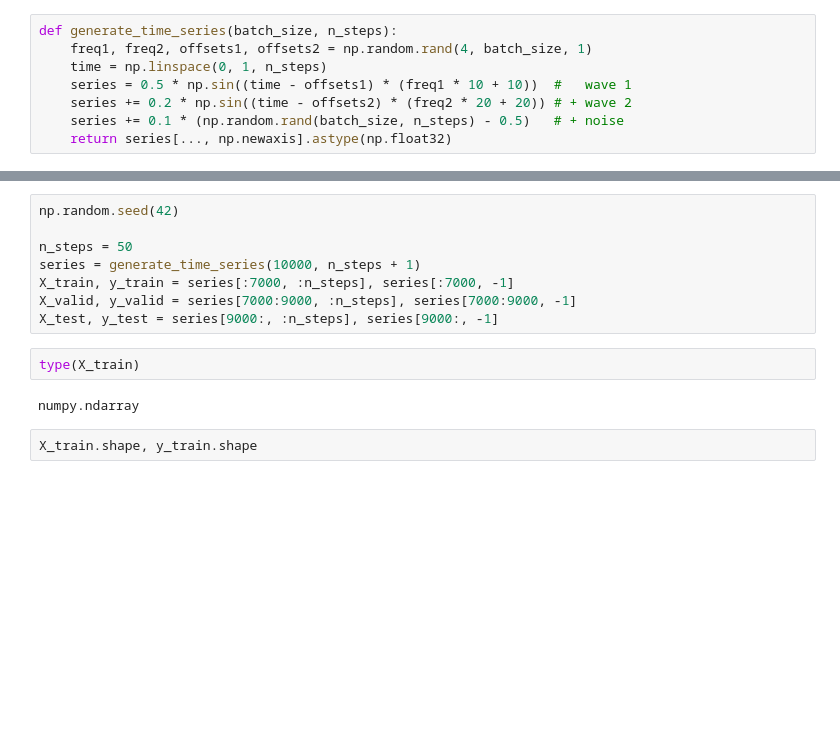
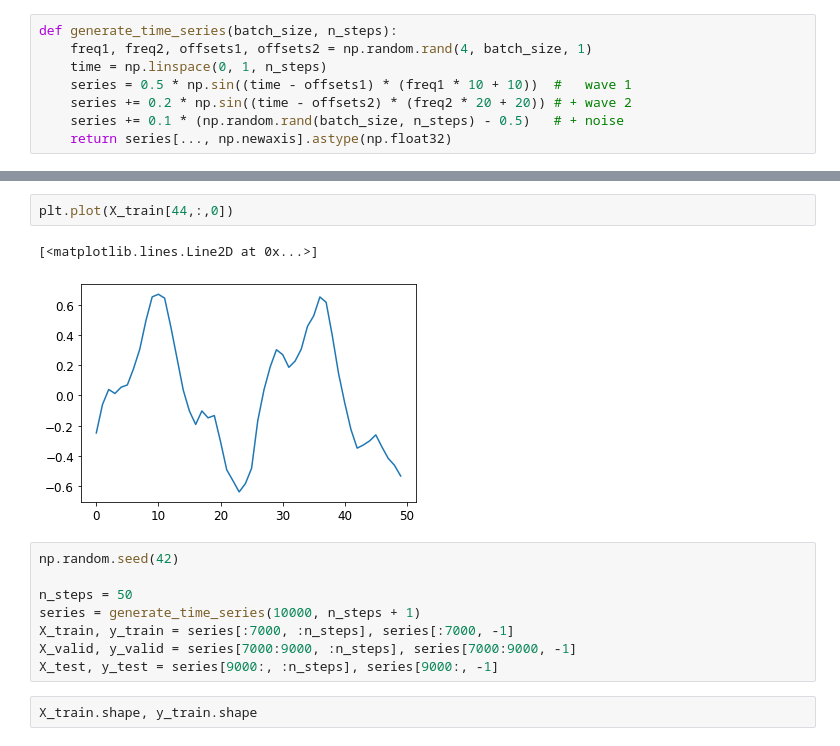
Before and after one commit to Joukahainen/ClosePP, a Jupyter notebook: handson-ml2/15_processing_sequences_using_rnns_and_cnns.ipynb, the cells around one changed output, grey strips where cells are left out. Saved outputs shown, nothing was run; the diff lists cells and outputs as text; blank space fills up the shorter version.

```diff
--- a/handson-ml2/15_processing_sequences_using_rnns_and_cnns.ipynb
+++ b/handson-ml2/15_processing_sequences_using_rnns_and_cnns.ipynb
@@ -83,3 +97,8 @@ def generate_time_series(batch_size, n_steps):
+# %%
+plt.plot(X_train[44,:,0])
+# %% [output]
+[<matplotlib.lines.Line2D at 0x...>]
+[figure, added]
 # %%
 np.random.seed(42)
 
@@ -88,10 +107,6 @@ series = generate_time_series(10000, n_steps + 1)
 X_train, y_train = series[:7000, :n_steps], series[:7000, -1]
 X_valid, y_valid = series[7000:9000, :n_steps], series[7000:9000, -1]
 X_test, y_test = series[9000:, :n_steps], series[9000:, -1]
-# %%
-type(X_train)
-# %% [output]
-numpy.ndarray
 # %%
 X_train.shape, y_train.shape
 # %% [output]
```
Also changed, not shown: parts of 13 cells of this notebook, 2 other files.
